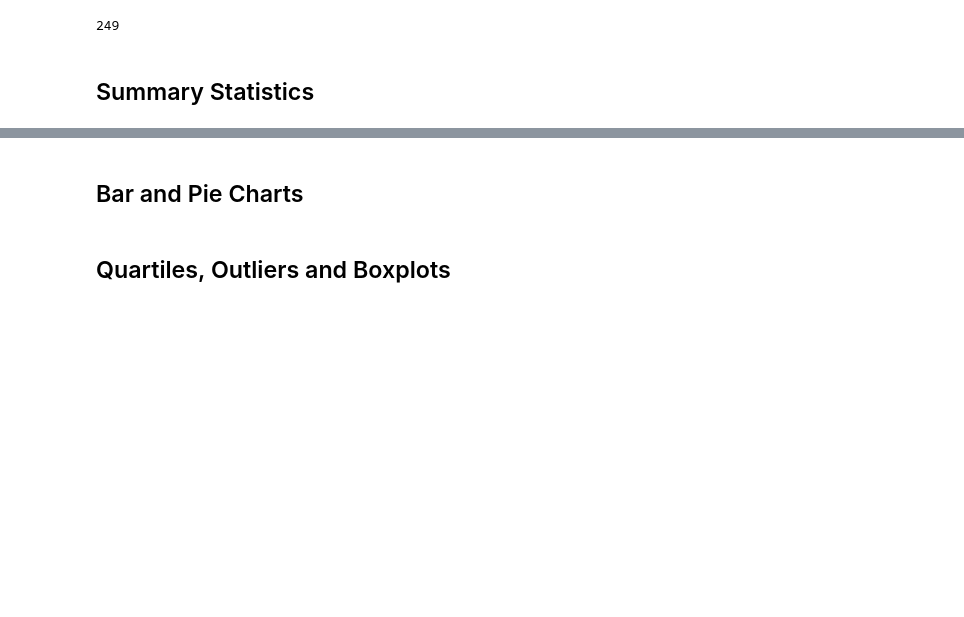
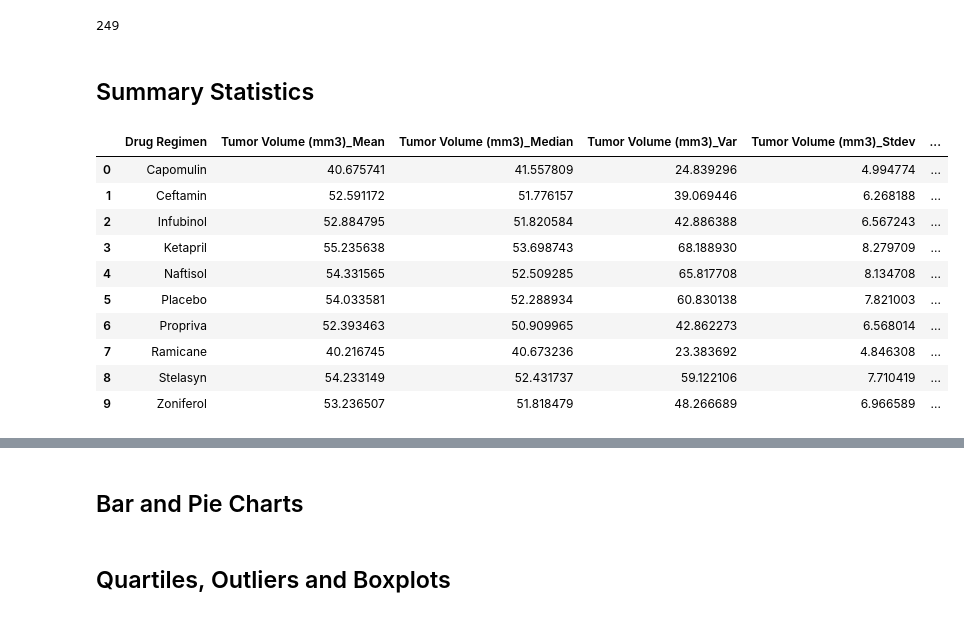
Before and after one commit to meielerol/matplotlib-challenge, a Jupyter notebook: pymaceuticals_starter.ipynb, the cells around one changed output, grey strips where cells are left out. Cells and saved outputs as stored; diff of their text form; code cells hidden in the pictures; blank space fills up the shorter version.

```diff
--- a/pymaceuticals_starter.ipynb
+++ b/pymaceuticals_starter.ipynb
@@ -102,5 +103,32 @@ check_numMice
 249
 # %% [markdown]
 ## Summary Statistics
+# %%
+# Generate a summary statistics table of mean, median, variance, standard deviation, and SEM (standard error of the mean) of the tumor volume for each regimen
+tumorMeanSummary = mouseClean_df[["Drug Regimen","Tumor Volume (mm3)"]].groupby("Drug Regimen").mean()
+tumorMedianSummary = mouseClean_df[["Drug Regimen","Tumor Volume (mm3)"]].groupby("Drug Regimen").median()
+tumorVarianceSummary = mouseClean_df[["Drug Regimen","Tumor Volume (mm3)"]].groupby("Drug Regimen").var(ddof=0)
+tumorStdevSummary = mouseClean_df[["Drug Regimen","Tumor Volume (mm3)"]].groupby("Drug Regimen").std()
+tumorSEMSummary = mouseClean_df[["Drug Regimen","Tumor Volume (mm3)"]].groupby("Drug Regimen").sem()
+
+# This method is the most straighforward, creating multiple series and putting them all together at the end.
+tumorSummary1 = pd.DataFrame.merge(tumorMeanSummary,tumorMedianSummary,how="outer",left_index=True,right_index=True,suffixes=('_Mean','_Median'))
+tumorSummary2 = pd.DataFrame.merge(tumorVarianceSummary,tumorStdevSummary,how="outer",left_index=True,right_index=True,suffixes=('_Var','_Stdev'))
+tumorSummary3 = pd.DataFrame.merge(tumorSummary2,tumorSEMSummary,how="outer",left_index=True,right_index=True).rename(columns={'Tumor Volume (mm3)':'Tumor Volume (mm3)_SEM'})
+tumorSummary_df = pd.DataFrame.merge(tumorSummary1,tumorSummary3,how="outer",left_index=True,right_index=True)
+tumorSummary_df = tumorSummary_df.reset_index()
+tumorSummary_df
+# %% [output]
+|  | Drug Regimen | Tumor Volume (mm3)_Mean | Tumor Volume (mm3)_Median | Tumor Volume (mm3)_Var | Tumor Volume (mm3)_Stdev | ... |
+| 0 | Capomulin | 40.675741 | 41.557809 | 24.839296 | 4.994774 | ... |
+| 1 | Ceftamin | 52.591172 | 51.776157 | 39.069446 | 6.268188 | ... |
+| 2 | Infubinol | 52.884795 | 51.820584 | 42.886388 | 6.567243 | ... |
+| 3 | Ketapril | 55.235638 | 53.698743 | 68.188930 | 8.279709 | ... |
+| 4 | Naftisol | 54.331565 | 52.509285 | 65.817708 | 8.134708 | ... |
+| 5 | Placebo | 54.033581 | 52.288934 | 60.830138 | 7.821003 | ... |
+| 6 | Propriva | 52.393463 | 50.909965 | 42.862273 | 6.568014 | ... |
+| 7 | Ramicane | 40.216745 | 40.673236 | 23.383692 | 4.846308 | ... |
+| 8 | Stelasyn | 54.233149 | 52.431737 | 59.122106 | 7.710419 | ... |
+| 9 | Zoniferol | 53.236507 | 51.818479 | 48.266689 | 6.966589 | ... |
 # %%
 # Generate a summary statistics table of mean, median, variance, standard deviation, and SEM of the tumor volume for each regimen
```
Also changed, not shown: parts of 5 cells of this notebook.
